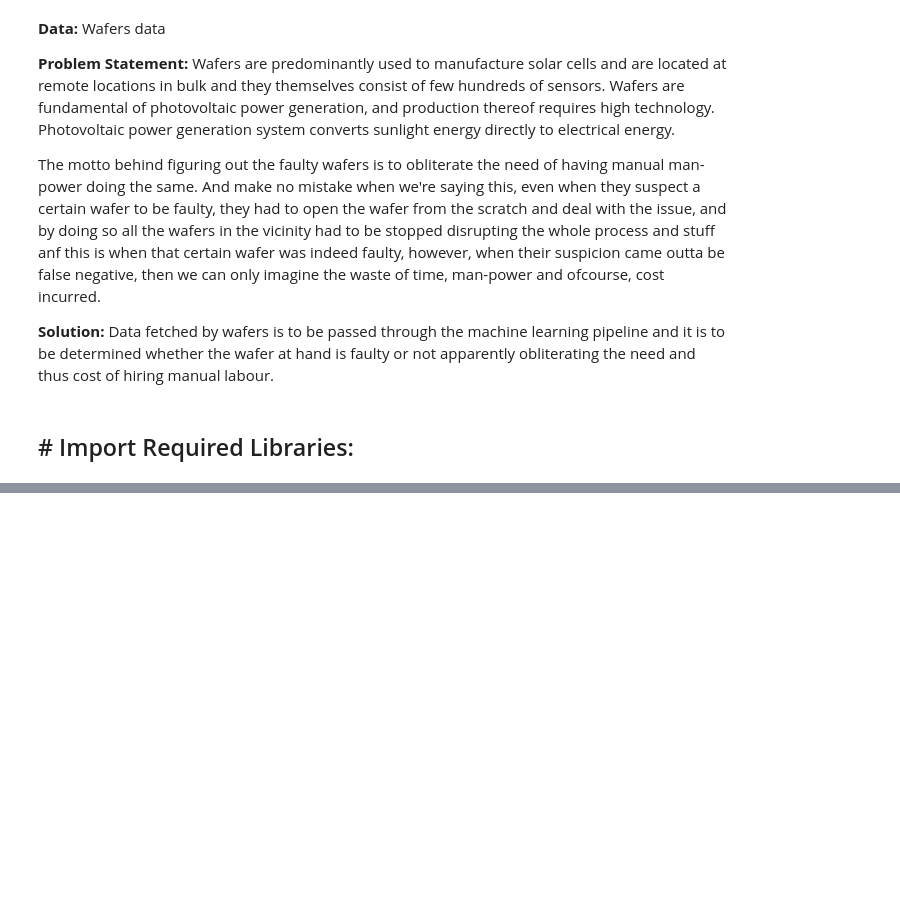
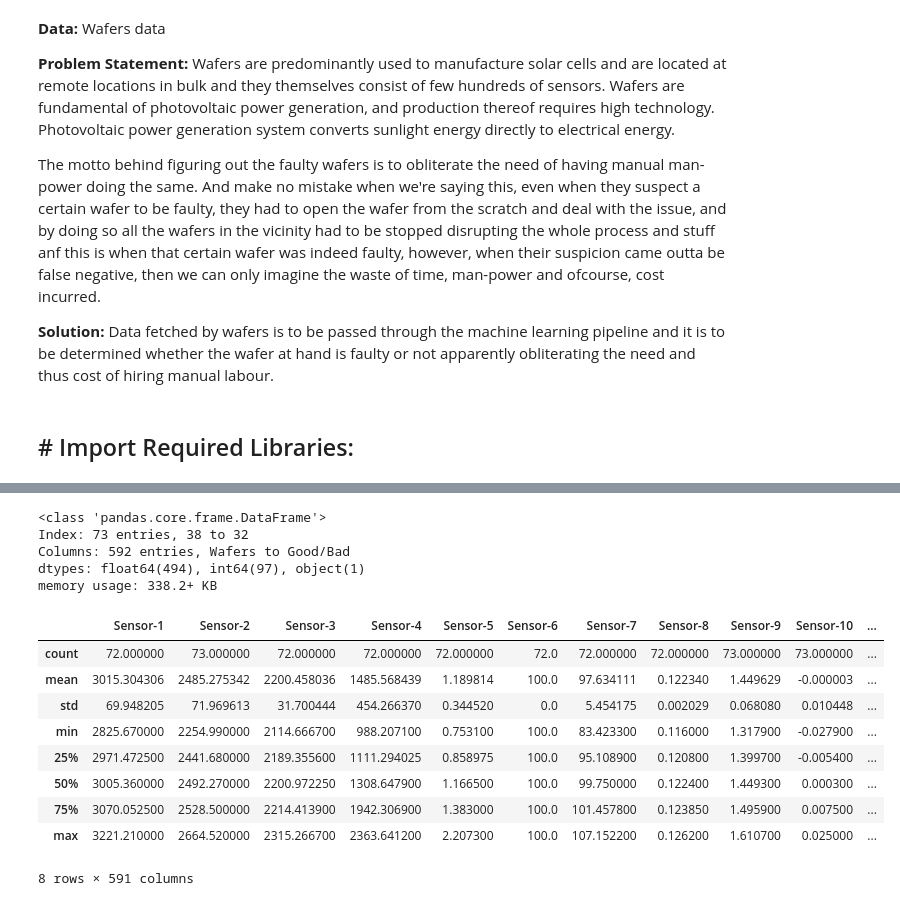
Before and after one commit to Er-Luciferr/Wafer-Fault-Detection, a Jupyter notebook: notebook/EDA.ipynb, the cells around one changed output, grey strips where cells are left out. Cells and saved outputs as stored; diff of their text form; code cells hidden in the pictures; blank space fills up the shorter version.

```diff
--- a/notebook/EDA.ipynb
+++ b/notebook/EDA.ipynb
@@ -25,0 +53,2 @@ warnings.filterwarnings('ignore')
+# %%
+df['wafers']=df['Unnamed: 0']
@@ -25,0 +91,21 @@ warnings.filterwarnings('ignore')
+# %%
+train_df.info()
+# %% [output]
+<class 'pandas.core.frame.DataFrame'>
+Index: 73 entries, 38 to 32
+Columns: 592 entries, Wafers to Good/Bad
+dtypes: float64(494), int64(97), object(1)
+memory usage: 338.2+ KB
+# %%
+train_df.describe()
+# %% [output]
+|  | Sensor-1 | Sensor-2 | Sensor-3 | Sensor-4 | Sensor-5 | Sensor-6 | Sensor-7 | Sensor-8 | Sensor-9 | Sensor-10 | ... |
+| count | 72.000000 | 73.000000 | 72.000000 | 72.000000 | 72.000000 | 72.0 | 72.000000 | 72.000000 | 73.000000 | 73.000000 | ... |
+| mean | 3015.304306 | 2485.275342 | 2200.458036 | 1485.568439 | 1.189814 | 100.0 | 97.634111 | 0.122340 | 1.449629 | -0.000003 | ... |
+| std | 69.948205 | 71.969613 | 31.700444 | 454.266370 | 0.344520 | 0.0 | 5.454175 | 0.002029 | 0.068080 | 0.010448 | ... |
+| min | 2825.670000 | 2254.990000 | 2114.666700 | 988.207100 | 0.753100 | 100.0 | 83.423300 | 0.116000 | 1.317900 | -0.027900 | ... |
+| 25% | 2971.472500 | 2441.680000 | 2189.355600 | 1111.294025 | 0.858975 | 100.0 | 95.108900 | 0.120800 | 1.399700 | -0.005400 | ... |
+| 50% | 3005.360000 | 2492.270000 | 2200.972250 | 1308.647900 | 1.166500 | 100.0 | 99.750000 | 0.122400 | 1.449300 | 0.000300 | ... |
+| 75% | 3070.052500 | 2528.500000 | 2214.413900 | 1942.306900 | 1.383000 | 100.0 | 101.457800 | 0.123850 | 1.495900 | 0.007500 | ... |
+| max | 3221.210000 | 2664.520000 | 2315.266700 | 2363.641200 | 2.207300 | 100.0 | 107.152200 | 0.126200 | 1.610700 | 0.025000 | ... |
+8 rows × 591 columns
```
Also changed, not shown: parts of 11 cells of this notebook, 3 other files.
